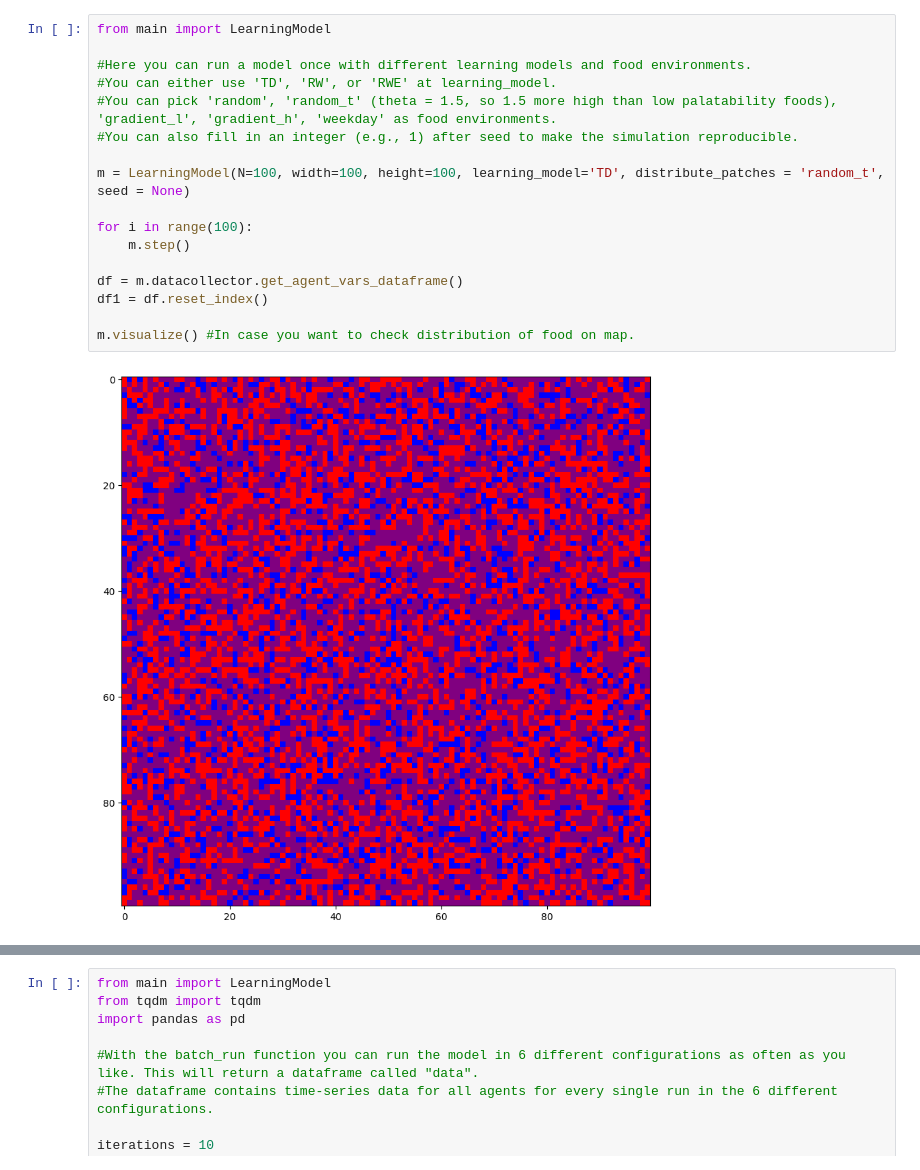
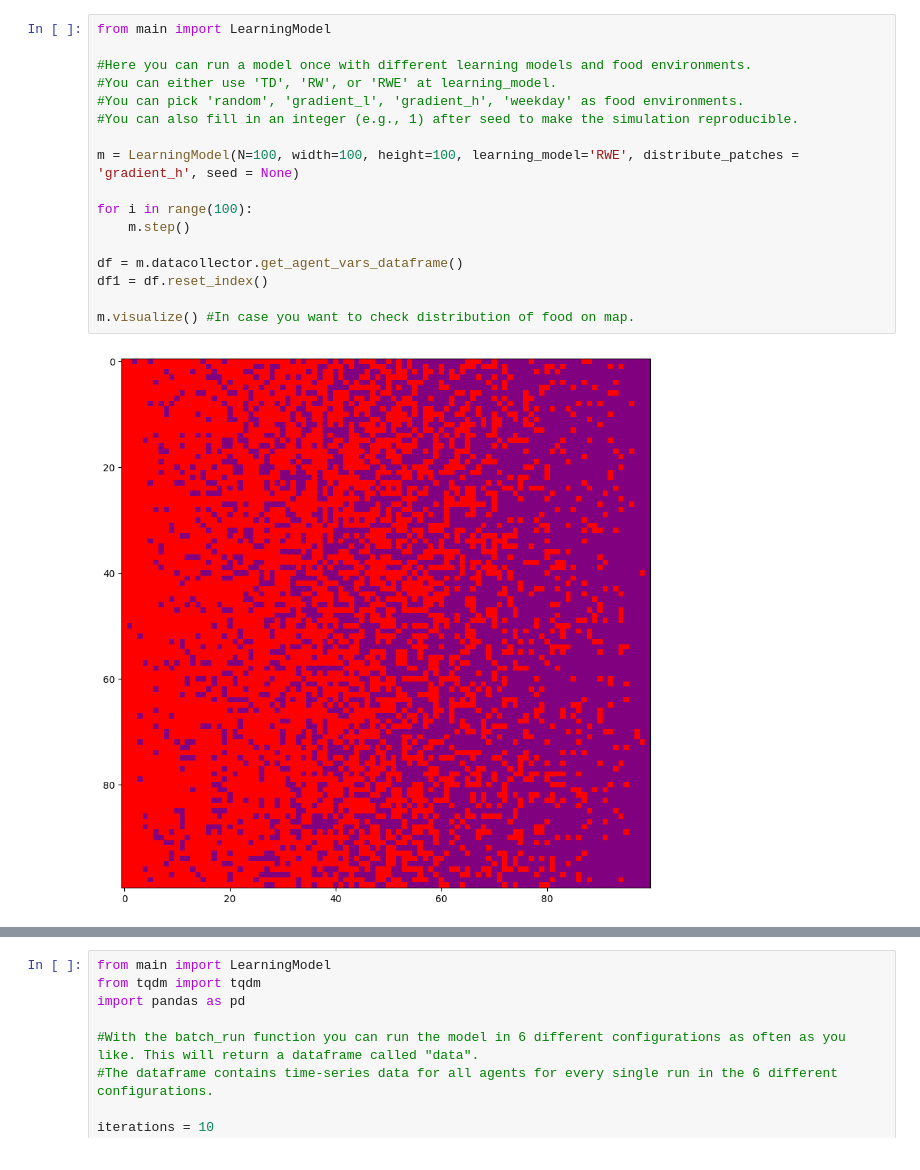
Before and after one commit to Kajijoo/abm, a Jupyter notebook: run.ipynb, the cells around one changed output, grey strips where cells are left out. Saved outputs shown, nothing was run; the diff lists cells and outputs as text.

```diff
--- a/run.ipynb
+++ b/run.ipynb
@@ -1,22 +1,22 @@
 # %%
 from main import LearningModel
 
 #Here you can run a model once with different learning models and food environments.
 #You can either use 'TD', 'RW', or 'RWE' at learning_model.
-#You can pick 'random', 'random_t' (theta = 1.5, so 1.5 more high than low palatability foods), 'gradient_l', 'gradient_h', 'weekday' as food environments.
+#You can pick 'random', 'gradient_l', 'gradient_h', 'weekday' as food environments.
 #You can also fill in an integer (e.g., 1) after seed to make the simulation reproducible.
 
-m = LearningModel(N=100, width=100, height=100, learning_model='TD', distribute_patches = 'random_t', seed = None)
+m = LearningModel(N=100, width=100, height=100, learning_model='RWE', distribute_patches = 'gradient_h', seed = None)
 
 for i in range(100):
     m.step()
 
 df = m.datacollector.get_agent_vars_dataframe()
 df1 = df.reset_index()
 
 m.visualize() #In case you want to check distribution of food on map.
 # %% [output]
-[figure, old version]
+[figure, new version]
 # %%
 import seaborn as sns
 import matplotlib.pyplot as plt
```
Also changed, not shown: parts of 2 cells of this notebook, 1 other file.
